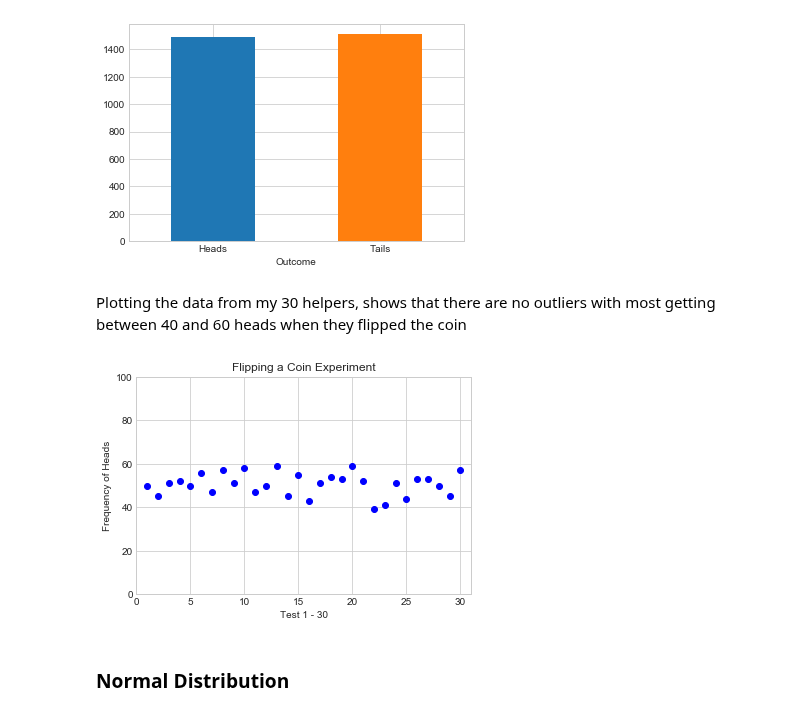
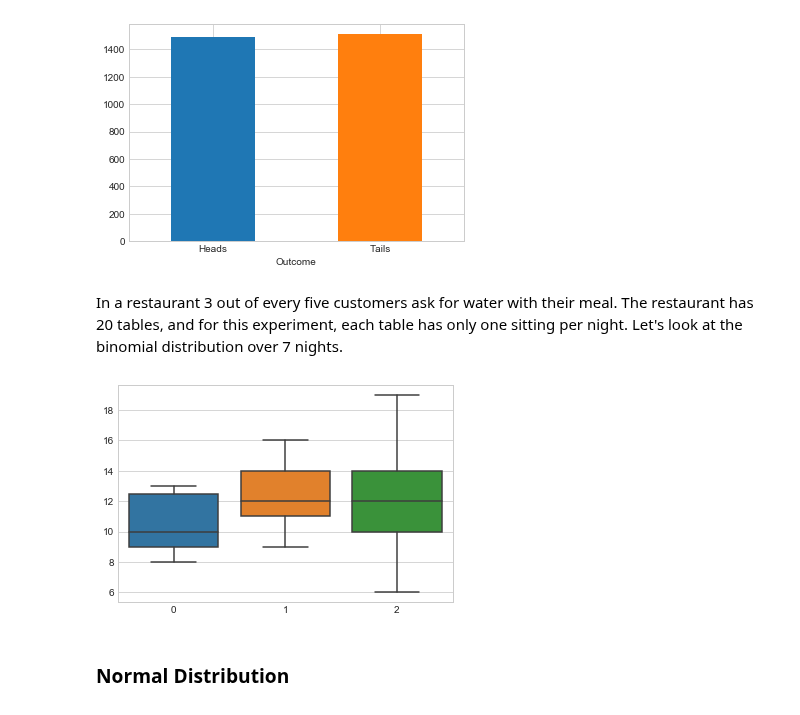
Before and after one commit to MarionMcG/numpy.random, a Jupyter notebook: numpy-random.ipynb, the cells around one changed output. Drawn from its saved outputs; the diff is of its cells as text; code cells hidden in the pictures.

```diff
--- a/numpy-random.ipynb
+++ b/numpy-random.ipynb
@@ -420,19 +420,18 @@ df = pd.DataFrame({'Outcome':['Heads', 'Tails'], 'Freq':[sum_heads, sum_tails]})
 ax = df.plot.bar(x = 'Outcome', y = 'Freq', legend = None, rot= 0)
 # %% [output]
 [figure]
-# %% [markdown]
-Plotting the data from my 30 helpers, shows that there are no outliers with most getting between 40 and 60 heads when they flipped the coin
-# %%
-x = np.arange(1, 31)
-plt.plot(x, new_heads, 'bo')
-plt.xlabel('Test 1 - 30')
-plt.ylabel('Frequency of Heads')
-plt.title('Flipping a Coin Experiment')
-plt.ylim(0, 100)
-plt.xlim(0, 31)
-plt.show()
-# %% [output]
-[figure, removed]
+# %% [markdown]
+In a restaurant 3 out of every five customers ask for water with their meal. The restaurant has 20 tables, and for this experiment, each table has only one sitting per night. Let's look at the binomial distribution over 7 nights.
+# %%
+rest_year = np.random.binomial (20 , 0.6, 52*7)
+rest_month = np.random.binomial (20, 0.6, 30)
+rest_week = np.random.binomial (20, 0.6, 7)
+
+
+box = sns.boxplot(data = [rest_week, rest_month, rest_year])
+plt.show(box)
+# %% [output]
+[figure, added]
 # %% [markdown]
 ### Normal Distribution
 # %% [markdown]
```
Also changed, not shown: parts of 4 cells of this notebook.
